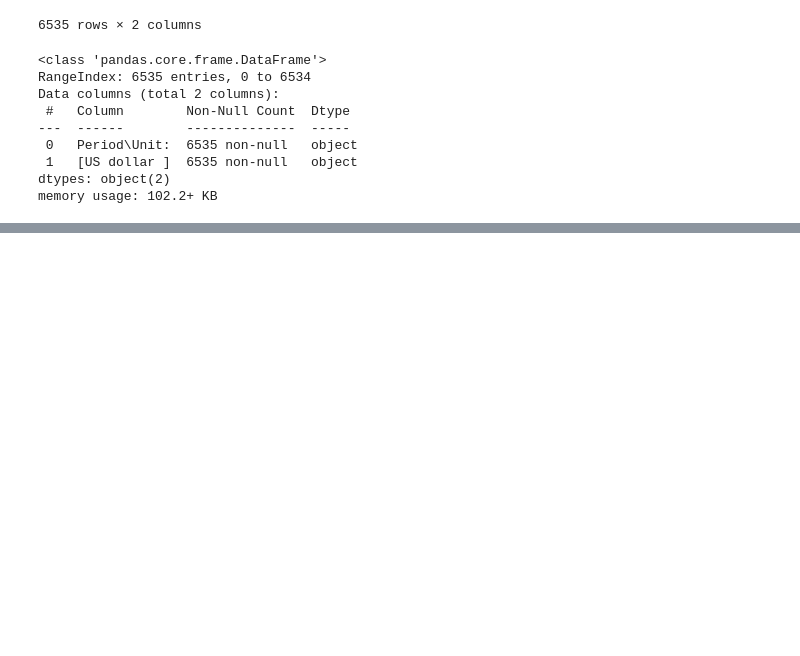
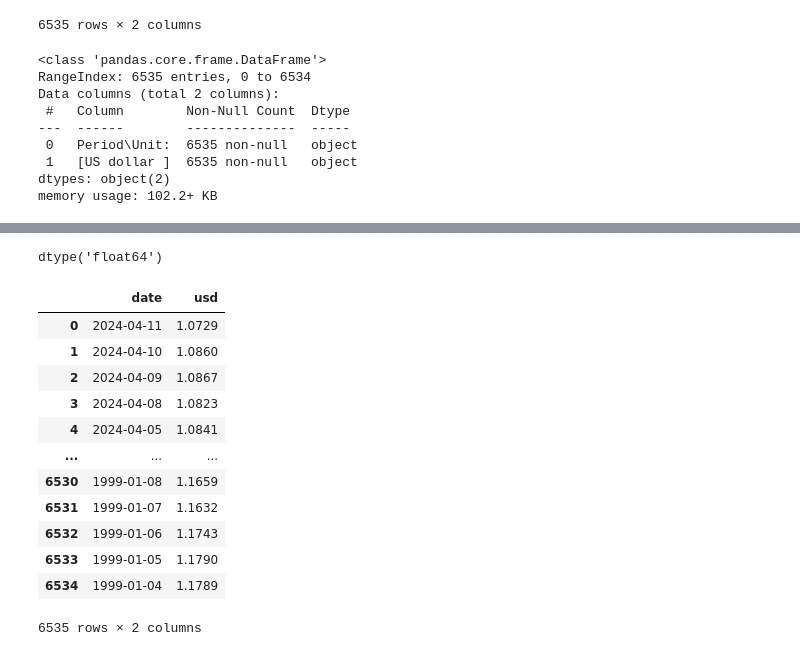
Before and after one commit to kingkingori/Euro-Daily-History, a Jupyter notebook: eurohist.ipynb, the cells around one changed output, grey strips where cells are left out. Cells and saved outputs as stored; diff of their text form; code cells hidden in the pictures; blank space fills up the shorter version.

```diff
--- a/eurohist.ipynb
+++ b/eurohist.ipynb
@@ -69,0 +87,22 @@ euro_hist_us
+# %%
+# an entry with value '-', coerce it to 'NaN'
+euro_hist_us['usd'] = pd.to_numeric(euro_hist_us['usd'], errors='coerce')
+euro_hist_us['usd'].dtype
+# %% [output]
+dtype('float64')
+# %%
+euro_hist_us
+# %% [output]
+|  | date | usd |
+| 0 | 2024-04-11 | 1.0729 |
+| 1 | 2024-04-10 | 1.0860 |
+| 2 | 2024-04-09 | 1.0867 |
+| 3 | 2024-04-08 | 1.0823 |
+| 4 | 2024-04-05 | 1.0841 |
+| ... | ... | ... |
+| 6530 | 1999-01-08 | 1.1659 |
+| 6531 | 1999-01-07 | 1.1632 |
+| 6532 | 1999-01-06 | 1.1743 |
+| 6533 | 1999-01-05 | 1.1790 |
+| 6534 | 1999-01-04 | 1.1789 |
+6535 rows × 2 columns
```
Also changed, not shown: parts of 11 cells of this notebook.
